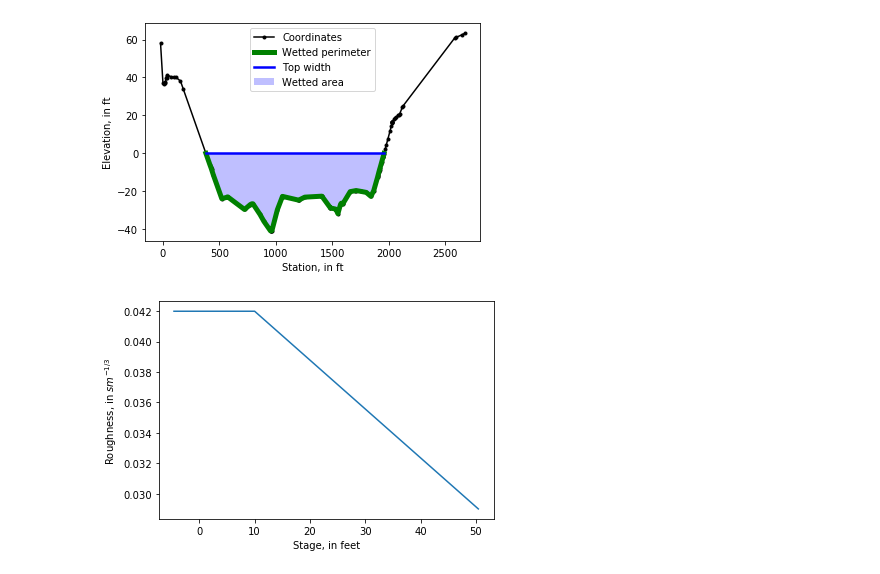
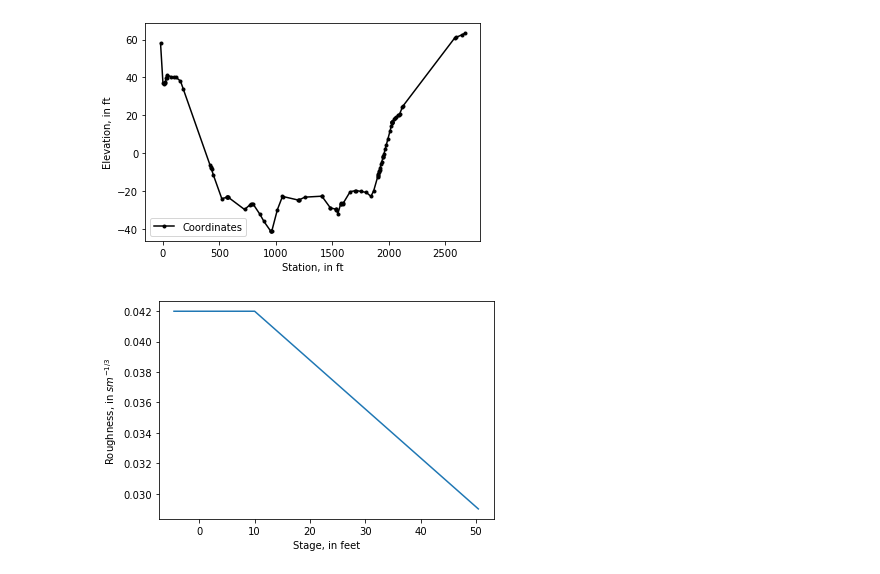
Before and after one commit to mdomanski-usgs/dynrat, a Jupyter notebook: examples/solve time series.ipynb, the cells around one changed output. Saved outputs shown, nothing was run; the diff lists cells and outputs as text; code cells hidden in the pictures.

```diff
--- a/examples/solve time series.ipynb
+++ b/examples/solve time series.ipynb
@@ -1,20 +1,20 @@
 # %%
 %matplotlib inline
 
 import numpy as np
 
 from anchovy.crosssection import CrossSection
 
 
 roughness = 0.035
 station, elevation = np.loadtxt('data/stlms/xs.csv', delimiter=',', skiprows=1, unpack=True)
 datum = 379.58
 elevation = elevation - datum
 sect = CrossSection(station, elevation, roughness)
 
-_ = sect.plot(0)
+_ = sect.plot()
 # %% [output]
-[figure, old version]
+[figure, new version]
 # %%
 import matplotlib.pyplot as plt
 
```
Also changed, not shown: parts of 1 cell of this notebook.
